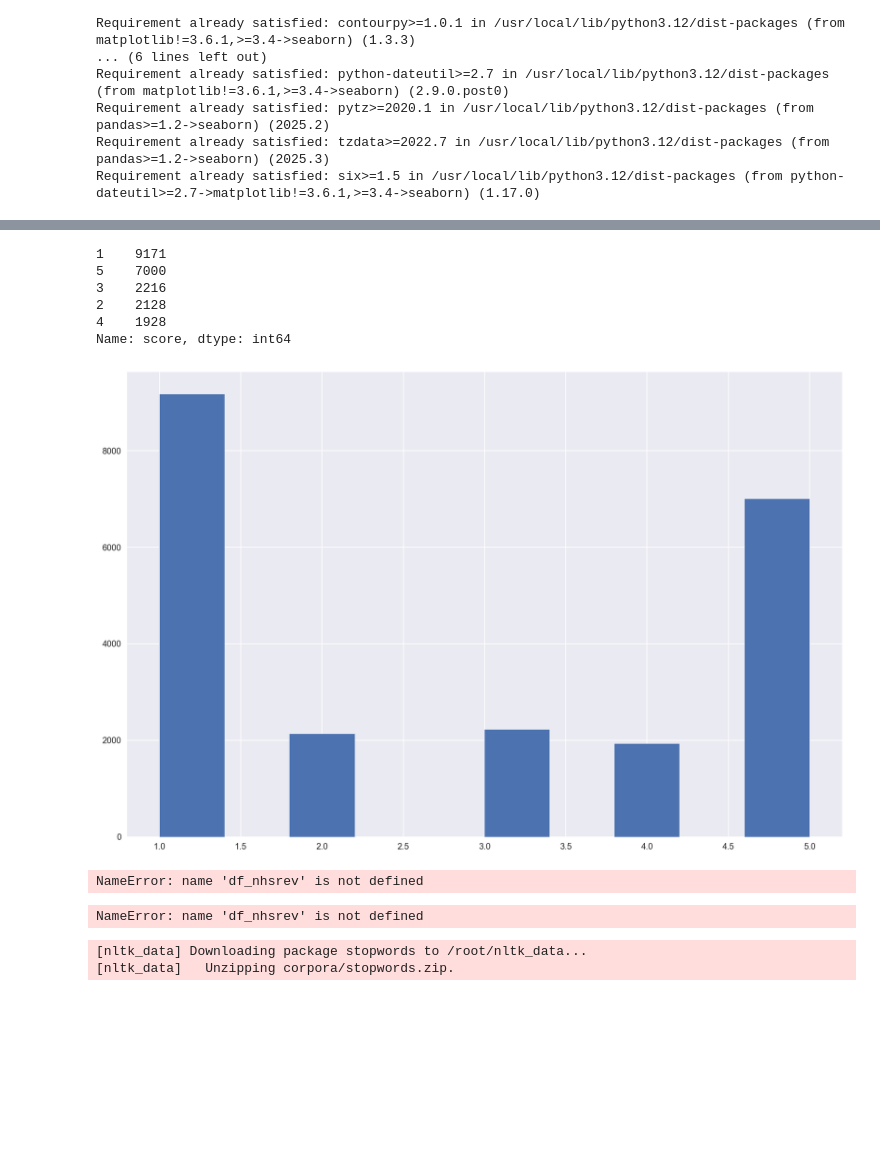
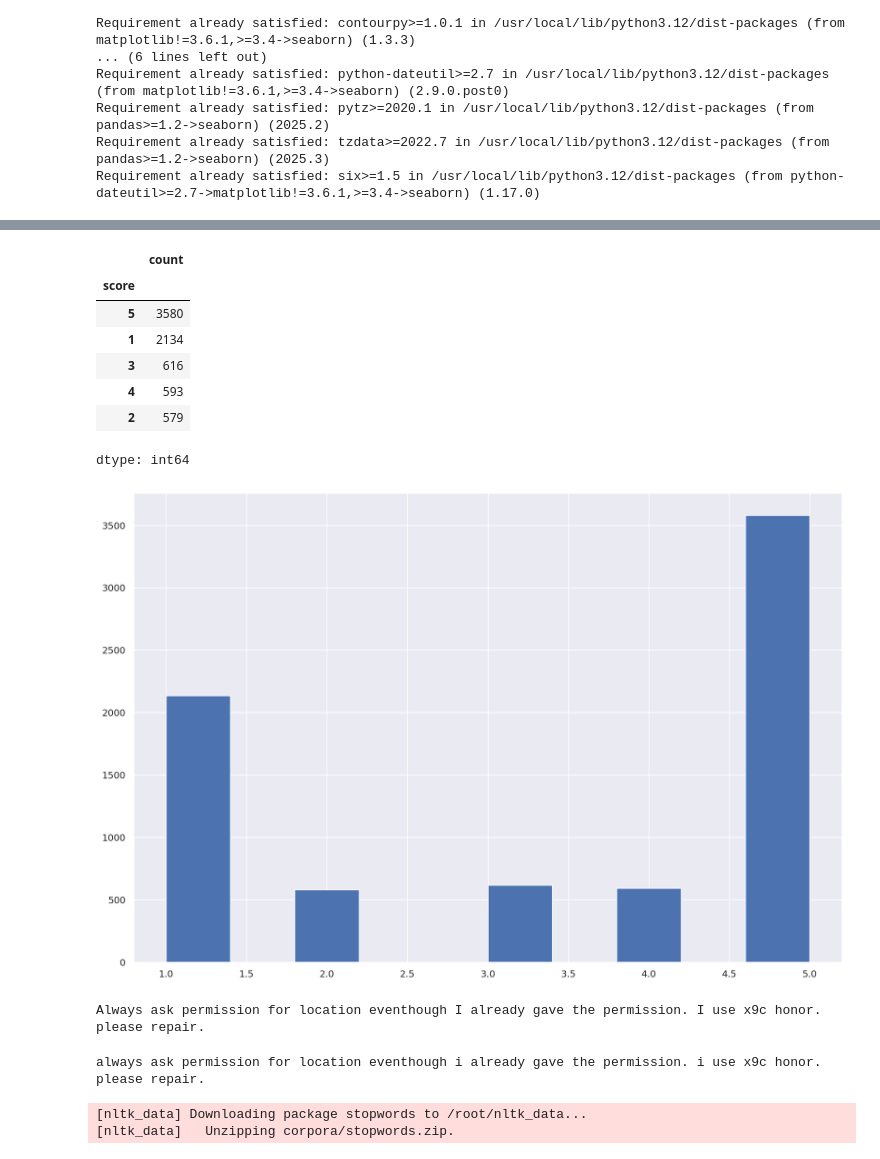
Before and after one commit to adljna/Blu-SentimentAnalysis, a Jupyter notebook: ScrapReview_bluApp.ipynb, the cells around one changed output, grey strips where cells are left out. Cells and saved outputs as stored; diff of their text form; code cells hidden in the pictures; blank space fills up the shorter version.

Commit message:
Updated Scrap Review

```diff
--- a/ScrapReview_bluApp.ipynb
+++ b/ScrapReview_bluApp.ipynb
@@ -141,5 +142,5 @@ Requirement already satisfied: emoji in c:\users\hafidz\anaconda3\envs\rstudio\l
 #Read https://textblob.readthedocs.io/en/dev/quickstart.html
 
 from textblob import TextBlob
-df_nhsrev['sentiment_polarity'] = df_nhsrev['content'].apply(lambda x: TextBlob(x).polarity)
-df_nhsrev['sentiment_subjective'] = df_nhsrev['content'].apply(lambda x: TextBlob(x).subjectivity)
+df_bluRev['sentiment_polarity'] = df_bluRev['content'].apply(lambda x: TextBlob(x).polarity)
+df_bluRev['sentiment_subjective'] = df_bluRev['content'].apply(lambda x: TextBlob(x).subjectivity)
@@ -153,34 +164,36 @@ NameError: name 'df_nhsrev' is not defined
 # %%
 #Check number of reviews scores
-df_nhsrev['score'].value_counts()
+df_bluRev['score'].value_counts()
 # %% [output]
+|  | count |
+| score |  |
+| 5 | 3580 |
+| 1 | 2134 |
+| 3 | 616 |
+| 4 | 593 |
+| 2 | 579 |
-1    9171
-5    7000
-3    2216
-2    2128
-4    1928
-Name: score, dtype: int64
+dtype: int64
 # %%
-plt.hist(df_nhsrev['score'])
+plt.hist(df_bluRev['score'])
 plt.show()
 # %% [output]
-[figure, old version]
+[figure, new version]
 # %%
 #DATA PREPROCESSING
-# Lower casing
 
-# Change the reviews type to string
-df_nhsrev['content'] = df_nhsrev['content'].astype(str)# Before lowercasing
-# Before lowercasing
-print(df_nhsrev['content'][22442])
+#Lower casing
+#Change the reviews type to string
+df_bluRev['content'] = df_bluRev['content'].astype(str)
+#Before lowercasing
+print(df_bluRev['content'][1])
 # %% [output]
-NameError: name 'df_nhsrev' is not defined
+Always ask permission for location eventhough I already gave the permission. I use x9c honor. please repair.
 # %%
 #Lowercase all reviews to see the difference
-df_nhsrev['content']= df_nhsrev['content'].apply(lambda x: x.lower())
-print(df_nhsrev['content'][22442])
+df_bluRev['content']= df_bluRev['content'].apply(lambda x: x.lower())
+print(df_bluRev['content'][1])
 # %% [output]
-NameError: name 'df_nhsrev' is not defined
+always ask permission for location eventhough i already gave the permission. i use x9c honor. please repair.
 # %%
 import nltk
 nltk.download('stopwords')
```
Also changed, not shown: parts of 27 cells of this notebook.
